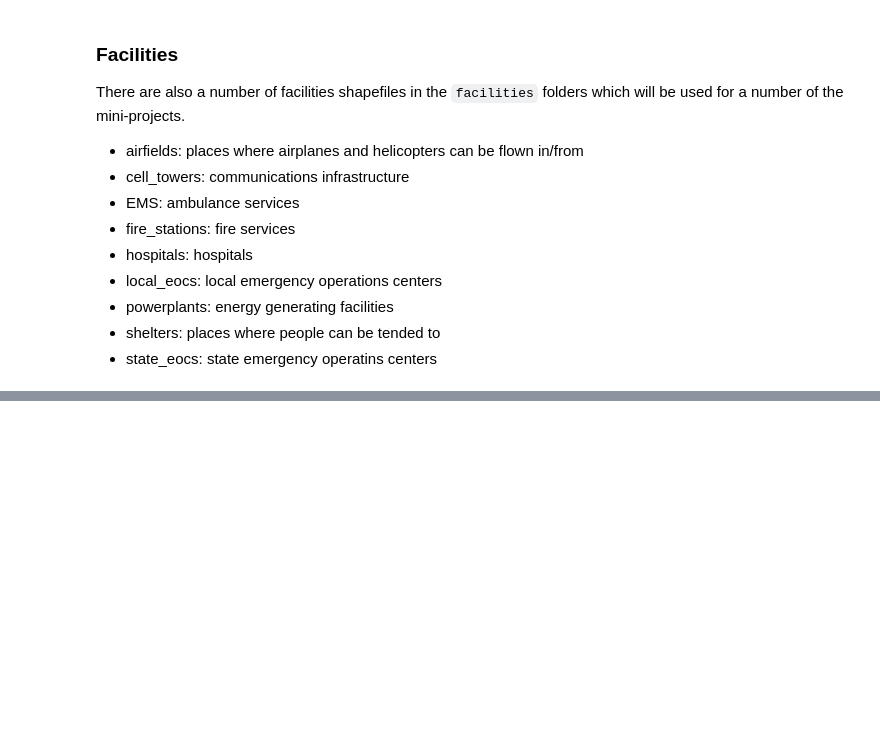
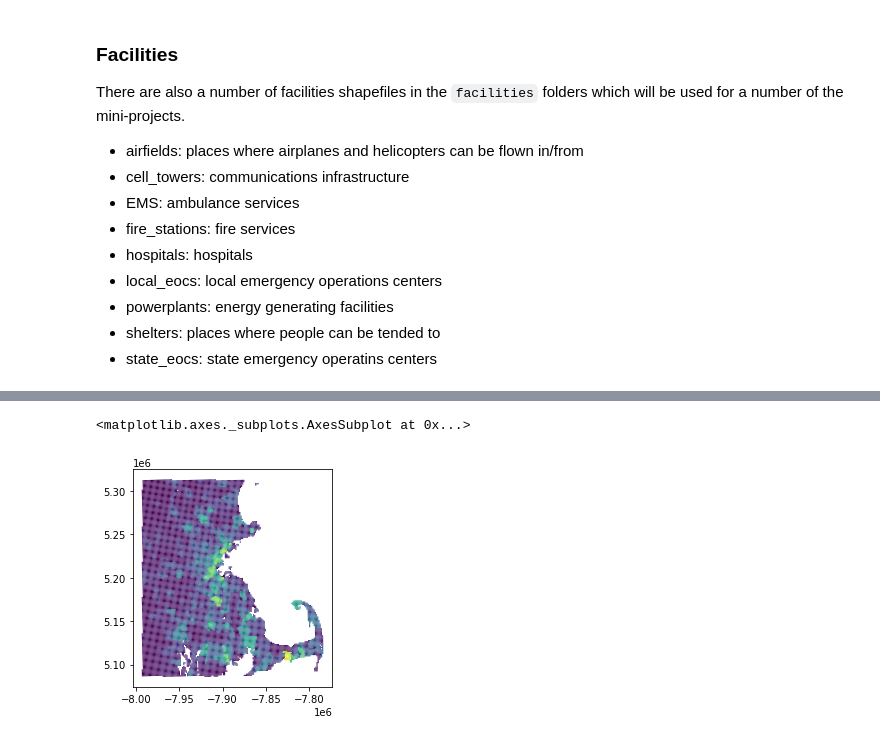
Before and after one commit to bwsi-remote-sensing-2020/final-exercise-students-jvonk, a Jupyter notebook: Final-exercise-overview.ipynb, the cells around one changed output, grey strips where cells are left out. Cells and saved outputs as stored; diff of their text form; code cells hidden in the pictures; blank space fills up the shorter version.

```diff
--- a/Final-exercise-overview.ipynb
+++ b/Final-exercise-overview.ipynb
@@ -147,0 +124,14 @@ Be sure to create graphics and illustrations to explain the entire process and s
+# %%
+# calculate basic flood risk heuristic based on distance to two coastline points
+game_grid['FLOOD_RISK']=-np.minimum(np.sqrt((game_grid['x_centroid']+70.3)**2+(game_grid['y_centroid']-42.2)**2),
+                                    np.sqrt((game_grid['x_centroid']+70.2)**2+(game_grid['y_centroid']-41.4)**2))
+game_grid['FLOOD_RISK']-=np.min(game_grid['FLOOD_RISK'])
+game_grid['FLOOD_RISK']/=np.max(game_grid['FLOOD_RISK'])
+# %%
+# calculate risk based upon flood risk and SVI (Social Vulnerability Index)
+game_grid['RISK']=game_grid['SVI']*(game_grid['FLOOD_RISK'])*0.9+0.1
+# %%
+game_grid.plot('RISK')
+# %% [output]
+<matplotlib.axes._subplots.AxesSubplot at 0x...>
+[figure, added]
```
Also changed, not shown: parts of 41 cells of this notebook, 6 other files.
